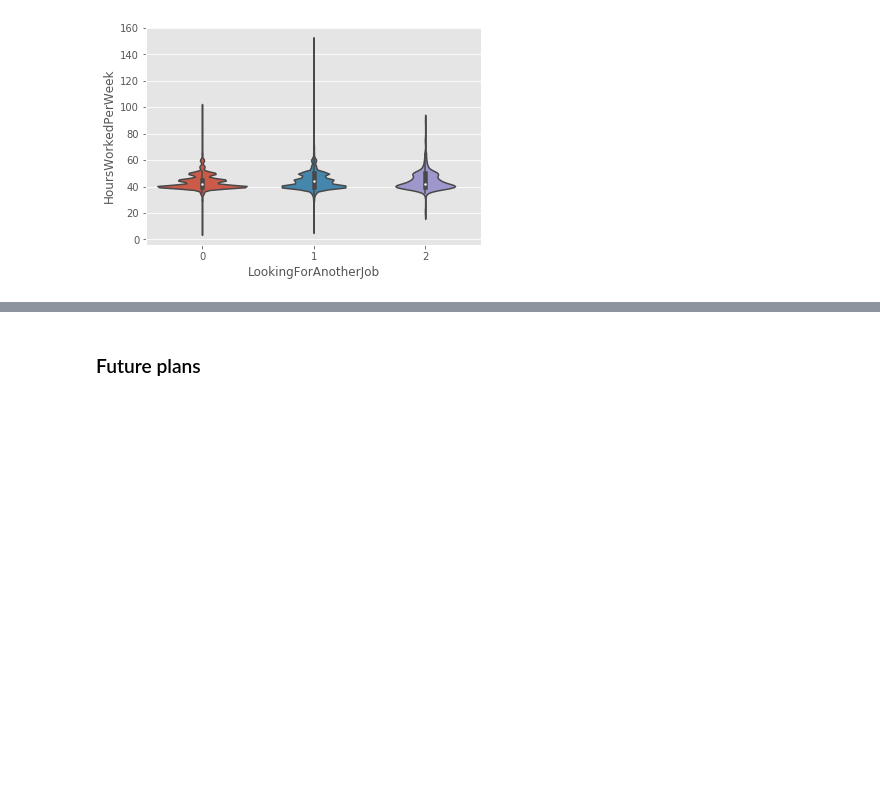
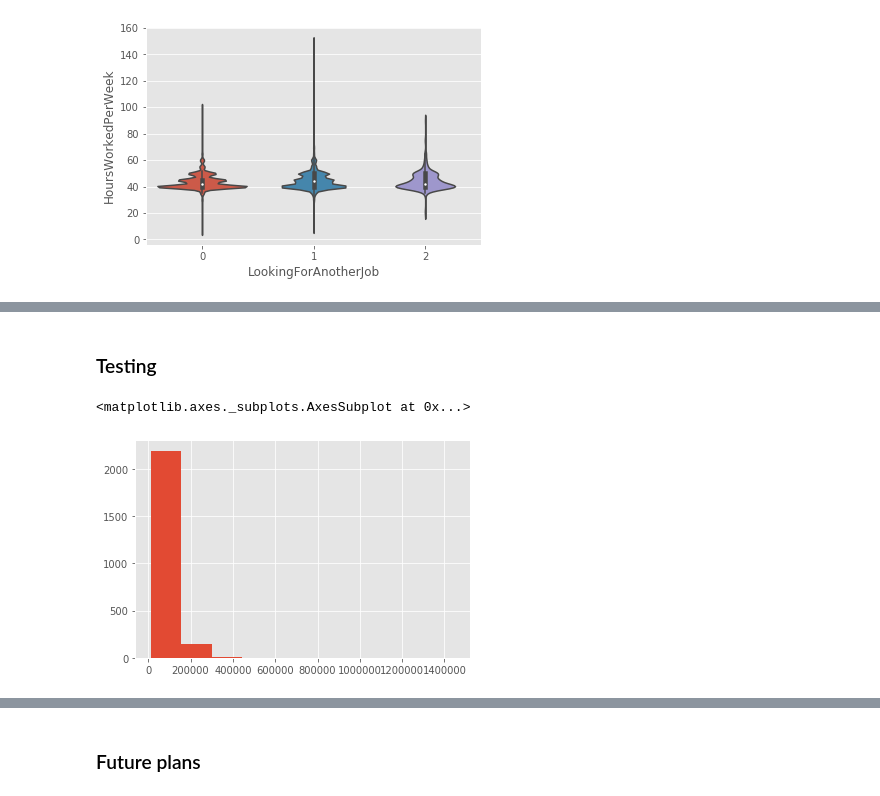
Before and after one commit to unit-00/data-professionals, a Jupyter notebook: cap1.ipynb, the cells around one changed output, grey strips where cells are left out. Saved outputs shown, nothing was run; the diff lists cells and outputs as text; code cells hidden in the pictures; blank space fills up the shorter version.

Commit message:
Add hypothesis testings

```diff
--- a/cap1.ipynb
+++ b/cap1.ipynb
@@ -538,3 +546,7 @@ sns.violinplot(x='LookingForAnotherJob', y='HoursWorkedPerWeek', data=X)
 # %% [output]
 <matplotlib.axes._subplots.AxesSubplot at 0x...>
 [figure]
+# %%
+not_looking = X[X['LookingForAnotherJob'] == 0]
+passively_looking = X[X['LookingForAnotherJob'] == 1]
+actively_looking = X[X['LookingForAnotherJob'] == 2]
@@ -540,0 +601,2 @@ sns.violinplot(x='LookingForAnotherJob', y='HoursWorkedPerWeek', data=X)
+# %% [markdown]
+### Testing
@@ -540,0 +605,5 @@ sns.violinplot(x='LookingForAnotherJob', y='HoursWorkedPerWeek', data=X)
+# %%
+not_looking['SalaryUSD'].hist()
+# %% [output]
+<matplotlib.axes._subplots.AxesSubplot at 0x...>
+[figure, added]
```
Also changed, not shown: parts of 46 cells of this notebook.
